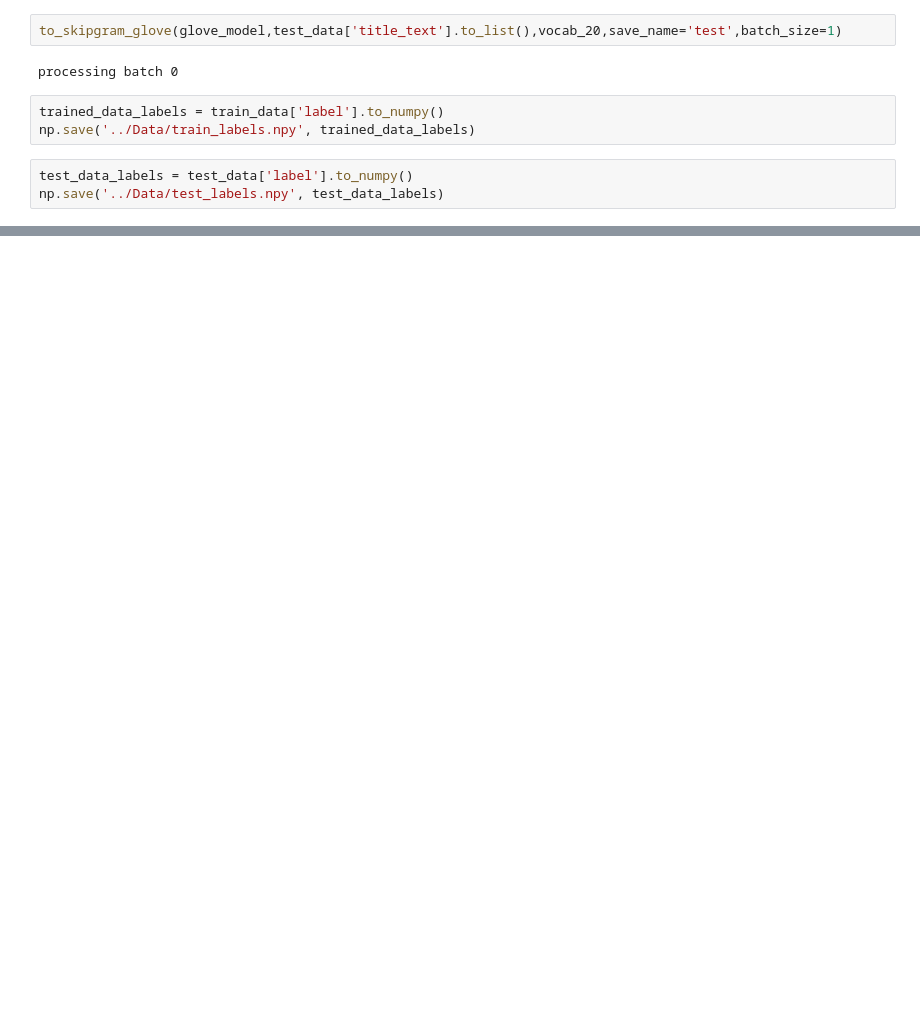
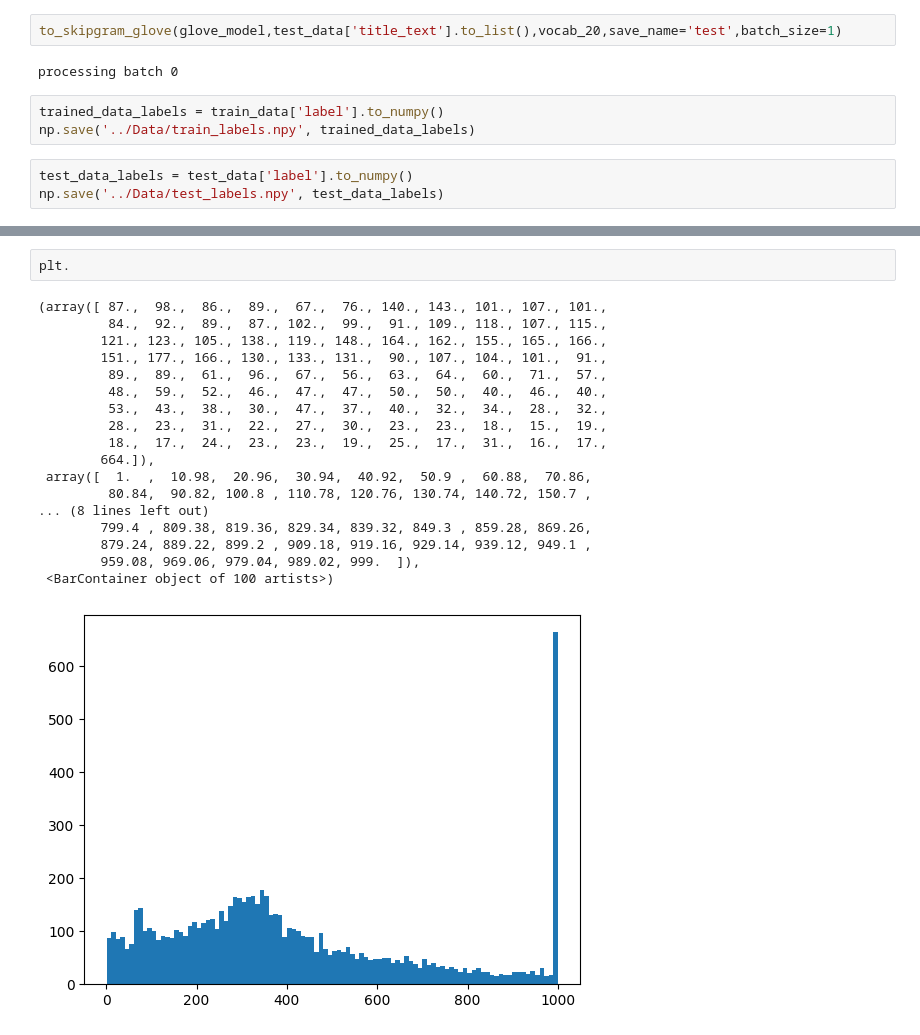
Before and after one commit to KunjBhesaniya10/CS240-Project, a Jupyter notebook: Project_Files/preprocess.ipynb, the cells around one changed output, grey strips where cells are left out. Saved outputs shown, nothing was run; the diff lists cells and outputs as text; blank space fills up the shorter version.

```diff
--- a/Project_Files/preprocess.ipynb
+++ b/Project_Files/preprocess.ipynb
@@ -345,0 +424,21 @@ np.save('../Data/test_labels.npy', test_data_labels)
+# %%
+plt.
+# %% [output]
+(array([ 87.,  98.,  86.,  89.,  67.,  76., 140., 143., 101., 107., 101.,
+         84.,  92.,  89.,  87., 102.,  99.,  91., 109., 118., 107., 115.,
+        121., 123., 105., 138., 119., 148., 164., 162., 155., 165., 166.,
+        151., 177., 166., 130., 133., 131.,  90., 107., 104., 101.,  91.,
+         89.,  89.,  61.,  96.,  67.,  56.,  63.,  64.,  60.,  71.,  57.,
+         48.,  59.,  52.,  46.,  47.,  47.,  50.,  50.,  40.,  46.,  40.,
+         53.,  43.,  38.,  30.,  47.,  37.,  40.,  32.,  34.,  28.,  32.,
+         28.,  23.,  31.,  22.,  27.,  30.,  23.,  23.,  18.,  15.,  19.,
+         18.,  17.,  24.,  23.,  23.,  19.,  25.,  17.,  31.,  16.,  17.,
+        664.]),
+ array([  1.  ,  10.98,  20.96,  30.94,  40.92,  50.9 ,  60.88,  70.86,
+         80.84,  90.82, 100.8 , 110.78, 120.76, 130.74, 140.72, 150.7 ,
+... (8 lines left out)
+        799.4 , 809.38, 819.36, 829.34, 839.32, 849.3 , 859.28, 869.26,
+        879.24, 889.22, 899.2 , 909.18, 919.16, 929.14, 939.12, 949.1 ,
+        959.08, 969.06, 979.04, 989.02, 999.  ]),
+ <BarContainer object of 100 artists>)
+[figure, added]
```
Also changed, not shown: parts of 17 cells of this notebook, 8 other files.
